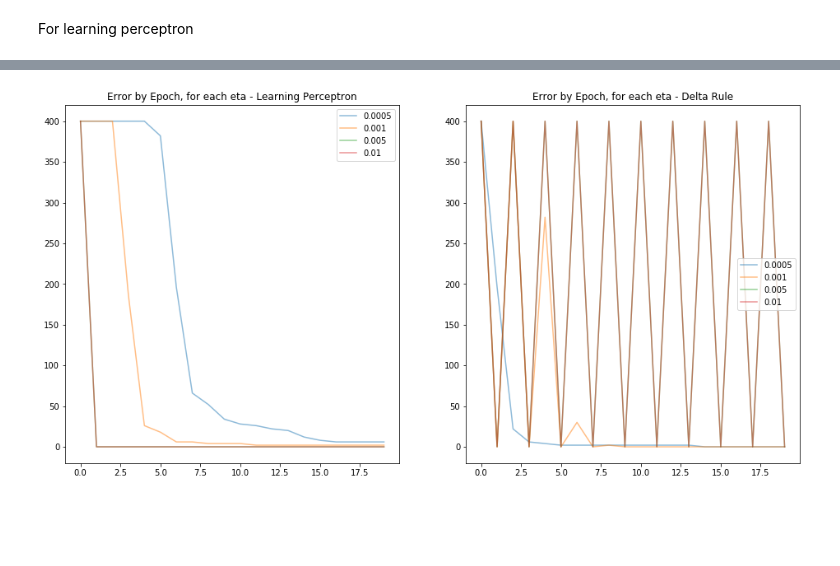
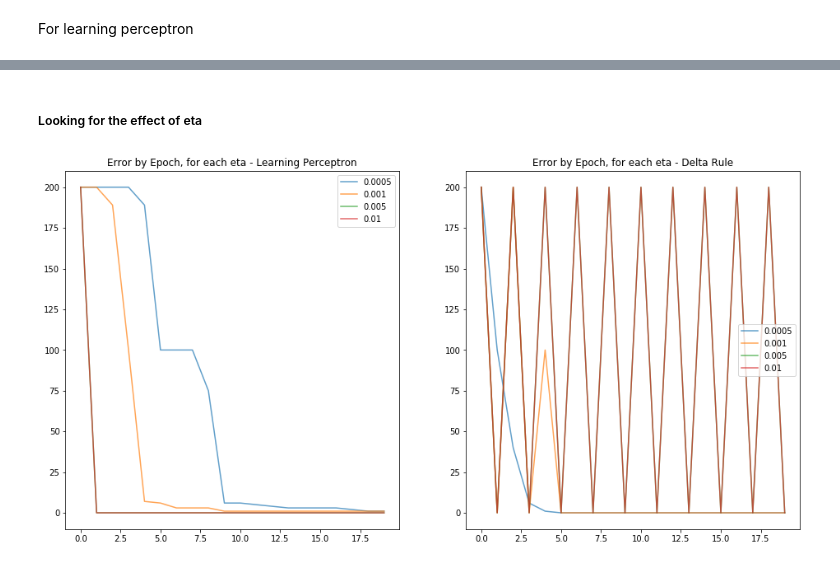
Before and after one commit to romainrey/ANN_DD2437, a Jupyter notebook: Labs_Code/Romain/Labs1.ipynb, the cells around one changed output, grey strips where cells are left out. Saved outputs shown, nothing was run; the diff lists cells and outputs as text; code cells hidden in the pictures; blank space fills up the shorter version.

```diff
--- a/Labs_Code/Romain/Labs1.ipynb
+++ b/Labs_Code/Romain/Labs1.ipynb
@@ -208,7 +208,7 @@ def learning_perceptron_epochs(epochs, patterns, targets, weights, eta):
     error_class = []
     weights_list = np.array(weights)
     for i in range(epochs):
-        error_class.append(int(np.sum(abs(np.sign(new_weights @ patterns) - targets))))
+        error_class.append(int(np.sum(abs(np.sign(new_weights @ patterns) - targets))/2))
         delta_weights = learning_perceptron(patterns, targets, new_weights, eta)
         new_weights += delta_weights
         weights_list = np.concatenate([weights_list,new_weights])
@@ -223,7 +223,7 @@ def delta_rule_epochs_2(epochs, patterns, targets, weights, eta):
     error_class = []
     weights_list = np.array(weights)
     for i in range(epochs):
-        error_class.append(int(np.sum(abs(np.sign(new_weights @ patterns) - targets))))
+        error_class.append(int(np.sum(abs(np.sign(new_weights @ patterns) - targets))/2))
         delta_weights = delta_rule_2(patterns, targets, new_weights, eta)
         new_weights += delta_weights
         weights_list = np.concatenate([weights_list,new_weights])
@@ -287,23 +287,25 @@ animation_lines(x_min_dr, x_max_dr, y_min_dr, y_max_dr)
+# %% [markdown]
+##### Looking for the effect of eta
 # %%
 etas = [0.0005, 0.001 ,0.005, 0.01]
 
 error_lp_list = []
 error_dr_list = []
 
 fig, axs = plt.subplots(1,2, figsize=(16, 8))
 
 for eta in etas:
     new_weights_lp, error_lp, weights_list_lp = learning_perceptron_epochs(epochs = 20, patterns= dataset_biais,
                                                       targets=classes,weights= weights,eta=eta)
     new_weights_dr, error_dr, weights_list_dr = delta_rule_epochs_2(epochs = 20, patterns= dataset_biais,
                                                       targets=classes,weights= weights,eta=eta)
-    axs[0].plot([i for i in range(len(error_lp))], error_lp, label = eta, alpha = 0.5)
-    axs[1].plot([i for i in range(len(error_dr))], error_dr, label = eta, alpha = 0.5)
+    axs[0].plot([i for i in range(len(error_lp))], error_lp, label = eta, alpha = 0.7)
+    axs[1].plot([i for i in range(len(error_dr))], error_dr, label = eta, alpha = 0.7)
 
 axs[0].legend()
 axs[0].set_title('Error by Epoch, for each eta - Learning Perceptron')
 axs[1].legend()
 axs[1].set_title('Error by Epoch, for each eta - Delta Rule')
 plt.show()
 # %% [output]
-[figure, old version]
+[figure, new version]
```
Also changed, not shown: parts of 20 cells of this notebook.
